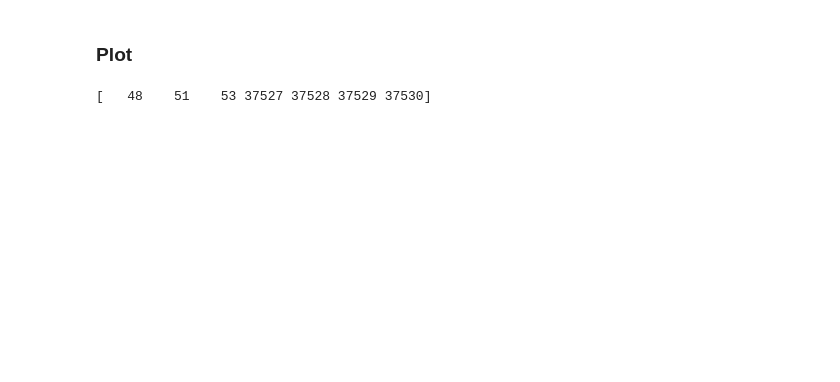
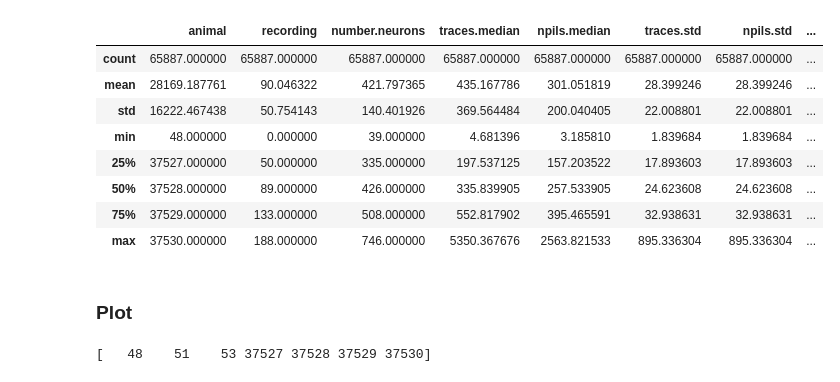
Before and after one commit to mchini/Yang_Chini_et_al, a Jupyter notebook: notebooks/Validation_stability.ipynb, the cells around one changed output. Saved outputs shown, nothing was run; the diff lists cells and outputs as text; code cells hidden in the pictures; blank space fills up the shorter version.

```diff
--- a/notebooks/Validation_stability.ipynb
+++ b/notebooks/Validation_stability.ipynb
@@ -212,3 +215,15 @@ calcium_imaging_sta     [           <=>      ]   5,16M  2,46MB/s    in 2,1s
+# %%
+df_estimators.describe()
+# %% [output]
+|  | animal | recording | number.neurons | traces.median | npils.median | traces.std | npils.std | ... |
+| count | 65887.000000 | 65887.000000 | 65887.000000 | 65887.000000 | 65887.000000 | 65887.000000 | 65887.000000 | ... |
+| mean | 28169.187761 | 90.046322 | 421.797365 | 435.167786 | 301.051819 | 28.399246 | 28.399246 | ... |
+| std | 16222.467438 | 50.754143 | 140.401926 | 369.564484 | 200.040405 | 22.008801 | 22.008801 | ... |
+| min | 48.000000 | 0.000000 | 39.000000 | 4.681396 | 3.185810 | 1.839684 | 1.839684 | ... |
+| 25% | 37527.000000 | 50.000000 | 335.000000 | 197.537125 | 157.203522 | 17.893603 | 17.893603 | ... |
+| 50% | 37528.000000 | 89.000000 | 426.000000 | 335.839905 | 257.533905 | 24.623608 | 24.623608 | ... |
+| 75% | 37529.000000 | 133.000000 | 508.000000 | 552.817902 | 395.465591 | 32.938631 | 32.938631 | ... |
+| max | 37530.000000 | 188.000000 | 746.000000 | 5350.367676 | 2563.821533 | 895.336304 | 895.336304 | ... |
 # %% [markdown]
 ### Plot
 # %%
```
Also changed, not shown: parts of 10 cells of this notebook, 4 other files.
